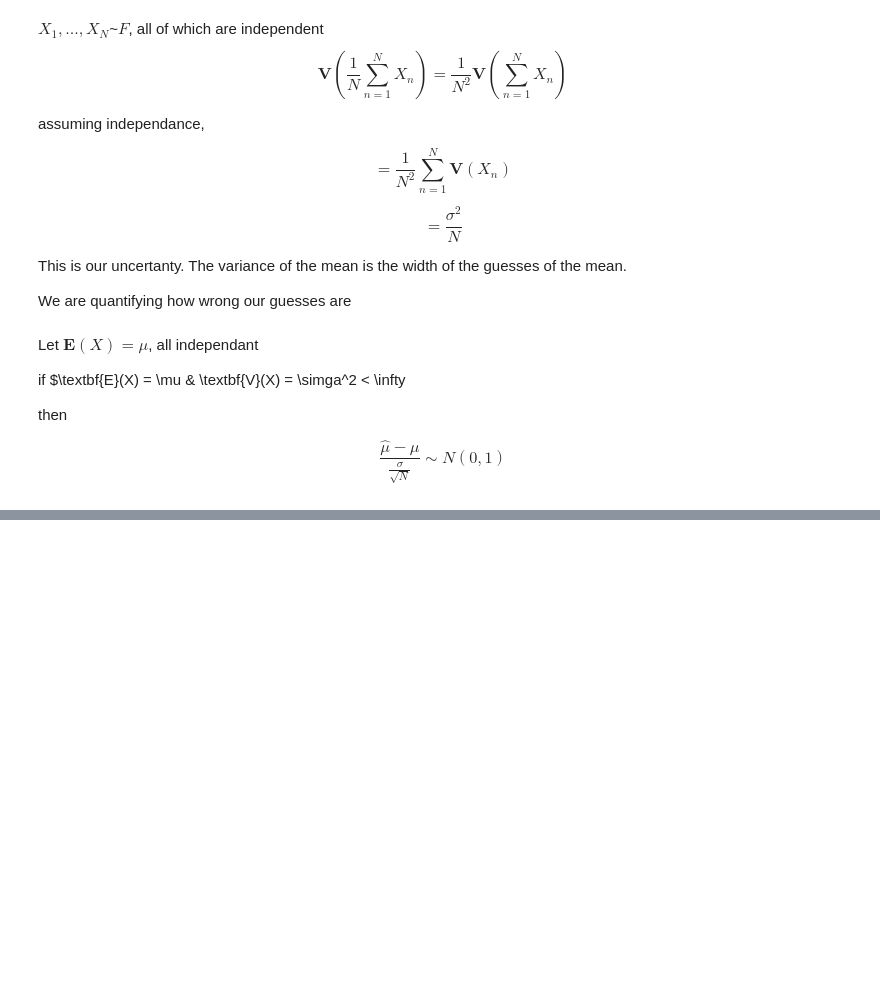
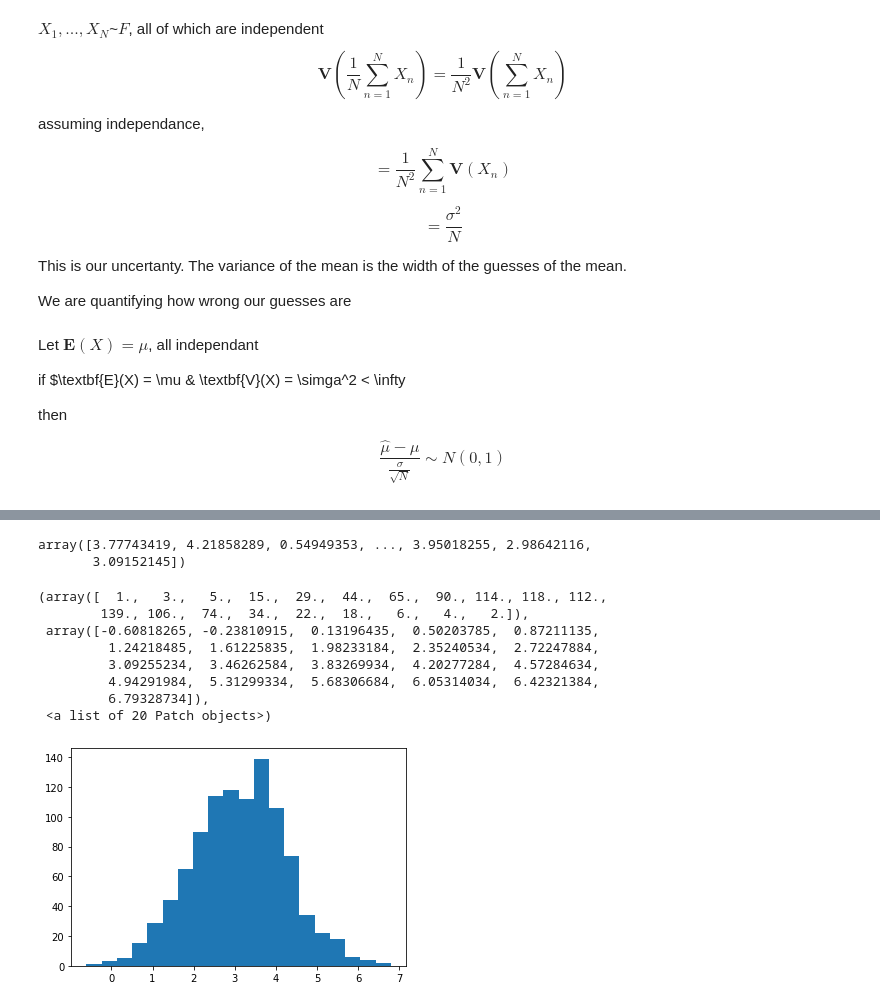
Before and after one commit to josephmlev/levine_j_math_314, a Jupyter notebook: notes/Class_notes_9.23-.ipynb, the cells around one changed output, grey strips where cells are left out. Cells and saved outputs as stored; diff of their text form; code cells hidden in the pictures; blank space fills up the shorter version.

```diff
--- a/notes/Class_notes_9.23-.ipynb
+++ b/notes/Class_notes_9.23-.ipynb
@@ -278,0 +296,29 @@ $$\frac{\hat \mu - \mu}{\frac{\sigma}{\sqrt{N}}} \sim N(0,1) $$
+# %%
+#dont do this
+muhats1 = np.random.normal(np.pi, 2, 3).mean()
+muhats2 = np.random.normal(np.pi, 2, 3).mean()
+muhats3 = np.random.normal(np.pi, 2, 3).mean()
+muhats4 = np.random.normal(np.pi, 2, 3).mean()
+muhats5 = np.random.normal(np.pi, 2, 3).mean()
+
+#do this
+R = 1001
+muhats = np.full(R, np.nan) #preallocate memmory. Fill with nan to break if you dont populate something
+for r in range(R):
+    muhats[r] = np.random.normal(np.pi, 2, 3).mean()
+muhats
+# %% [output]
+array([3.77743419, 4.21858289, 0.54949353, ..., 3.95018255, 2.98642116,
+       3.09152145])
+# %%
+plt.hist(muhats, bins = 20)
+# %% [output]
+(array([  1.,   3.,   5.,  15.,  29.,  44.,  65.,  90., 114., 118., 112.,
+        139., 106.,  74.,  34.,  22.,  18.,   6.,   4.,   2.]),
+ array([-0.60818265, -0.23810915,  0.13196435,  0.50203785,  0.87211135,
+         1.24218485,  1.61225835,  1.98233184,  2.35240534,  2.72247884,
+         3.09255234,  3.46262584,  3.83269934,  4.20277284,  4.57284634,
+         4.94291984,  5.31299334,  5.68306684,  6.05314034,  6.42321384,
+         6.79328734]),
+ <a list of 20 Patch objects>)
+[figure, added]
```
Also changed, not shown: parts of 6 cells of this notebook.
